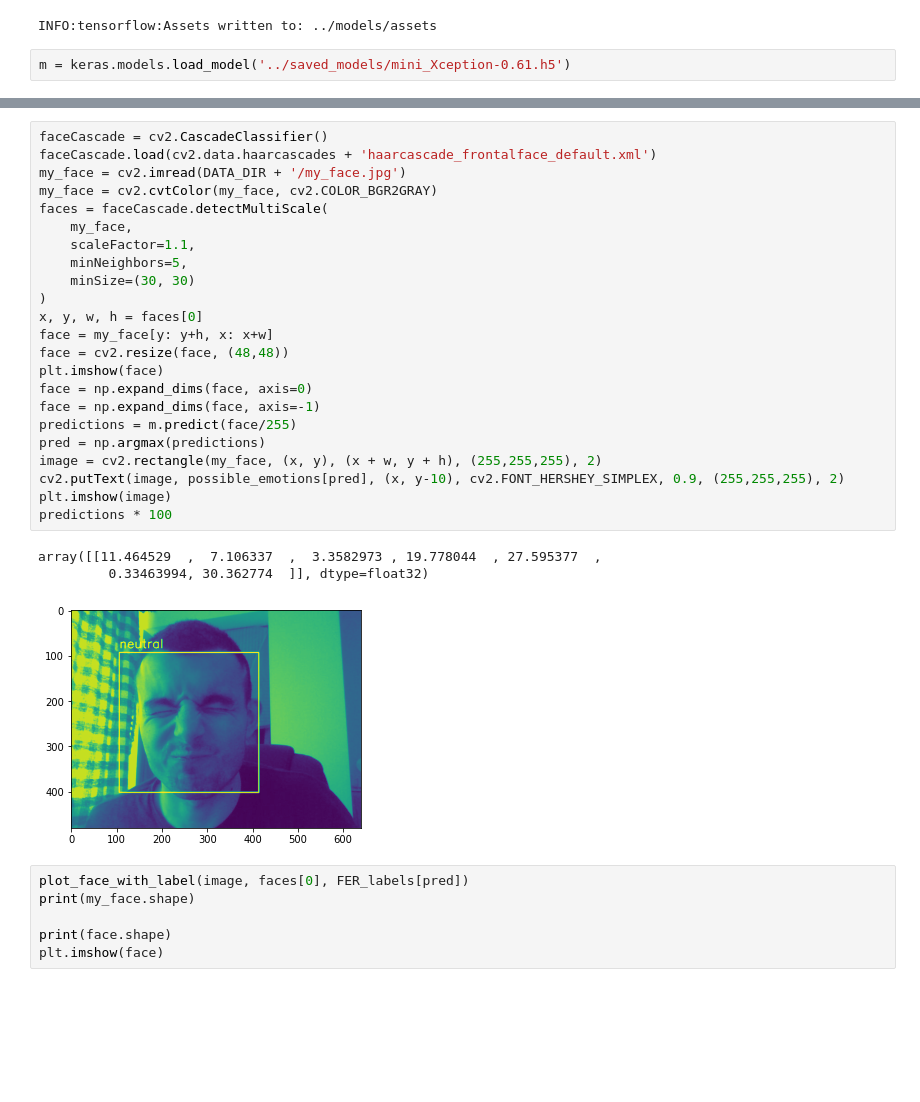
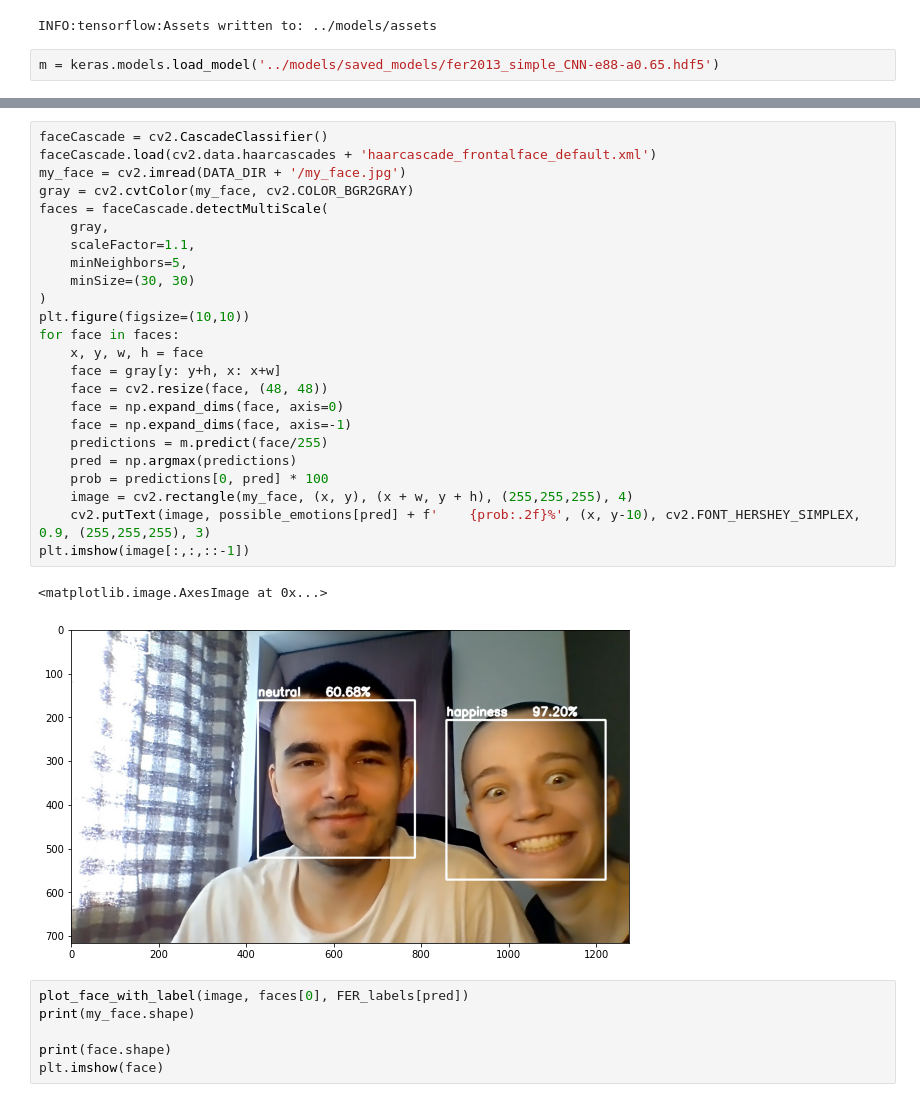
Before and after one commit to NPilis/Facial-Expression-Recognition, a Jupyter notebook: notebooks/test.ipynb, the cells around one changed output, grey strips where cells are left out. Saved outputs shown, nothing was run; the diff lists cells and outputs as text; blank space fills up the shorter version.

```diff
--- a/notebooks/test.ipynb
+++ b/notebooks/test.ipynb
@@ -103,4 +194,4 @@ fer_model.save('../saved_models/mini_Xception-0.61.h5')
 # %% [output]
 INFO:tensorflow:Assets written to: ../models/assets
 # %%
-m = keras.models.load_model('../saved_models/mini_Xception-0.61.h5')
+m = keras.models.load_model('../models/saved_models/fer2013_simple_CNN-e88-a0.65.hdf5')
@@ -113,30 +198,30 @@ loss, acc = m.evaluate(x_CK/255, y_CK)
 # %%
 faceCascade = cv2.CascadeClassifier()
 faceCascade.load(cv2.data.haarcascades + 'haarcascade_frontalface_default.xml')
 my_face = cv2.imread(DATA_DIR + '/my_face.jpg')
-my_face = cv2.cvtColor(my_face, cv2.COLOR_BGR2GRAY)
+gray = cv2.cvtColor(my_face, cv2.COLOR_BGR2GRAY)
 faces = faceCascade.detectMultiScale(
-    my_face,
+    gray,
     scaleFactor=1.1,
     minNeighbors=5,
     minSize=(30, 30)
 )
-x, y, w, h = faces[0]
-face = my_face[y: y+h, x: x+w]
-face = cv2.resize(face, (48,48))
-plt.imshow(face)
-face = np.expand_dims(face, axis=0)
-face = np.expand_dims(face, axis=-1)
-predictions = m.predict(face/255)
-pred = np.argmax(predictions)
-image = cv2.rectangle(my_face, (x, y), (x + w, y + h), (255,255,255), 2)
-cv2.putText(image, possible_emotions[pred], (x, y-10), cv2.FONT_HERSHEY_SIMPLEX, 0.9, (255,255,255), 2)
-plt.imshow(image)
-predictions * 100
+plt.figure(figsize=(10,10))
+for face in faces:
+    x, y, w, h = face
+    face = gray[y: y+h, x: x+w]
+    face = cv2.resize(face, (48, 48))
+    face = np.expand_dims(face, axis=0)
+    face = np.expand_dims(face, axis=-1)
+    predictions = m.predict(face/255)
+    pred = np.argmax(predictions)
+    prob = predictions[0, pred] * 100
+    image = cv2.rectangle(my_face, (x, y), (x + w, y + h), (255,255,255), 4)
+    cv2.putText(image, possible_emotions[pred] + f'    {prob:.2f}%', (x, y-10), cv2.FONT_HERSHEY_SIMPLEX, 0.9, (255,255,255), 3)
+plt.imshow(image[:,:,::-1])
 # %% [output]
-array([[11.464529  ,  7.106337  ,  3.3582973 , 19.778044  , 27.595377  ,
-         0.33463994, 30.362774  ]], dtype=float32)
+<matplotlib.image.AxesImage at 0x...>
-[figure, old version]
+[figure, new version]
 # %%
 plot_face_with_label(image, faces[0], FER_labels[pred])
 print(my_face.shape)
```
Also changed, not shown: parts of 13 cells of this notebook, 6 other files.
